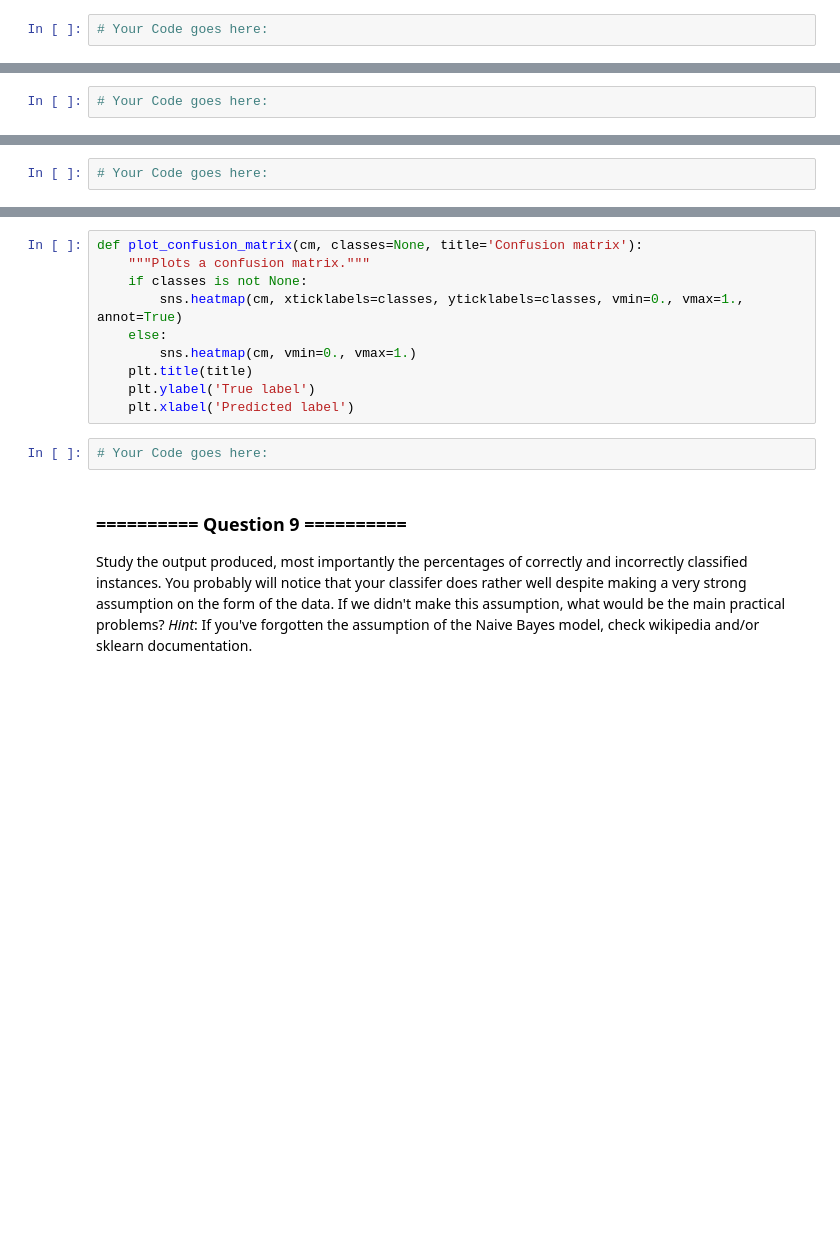
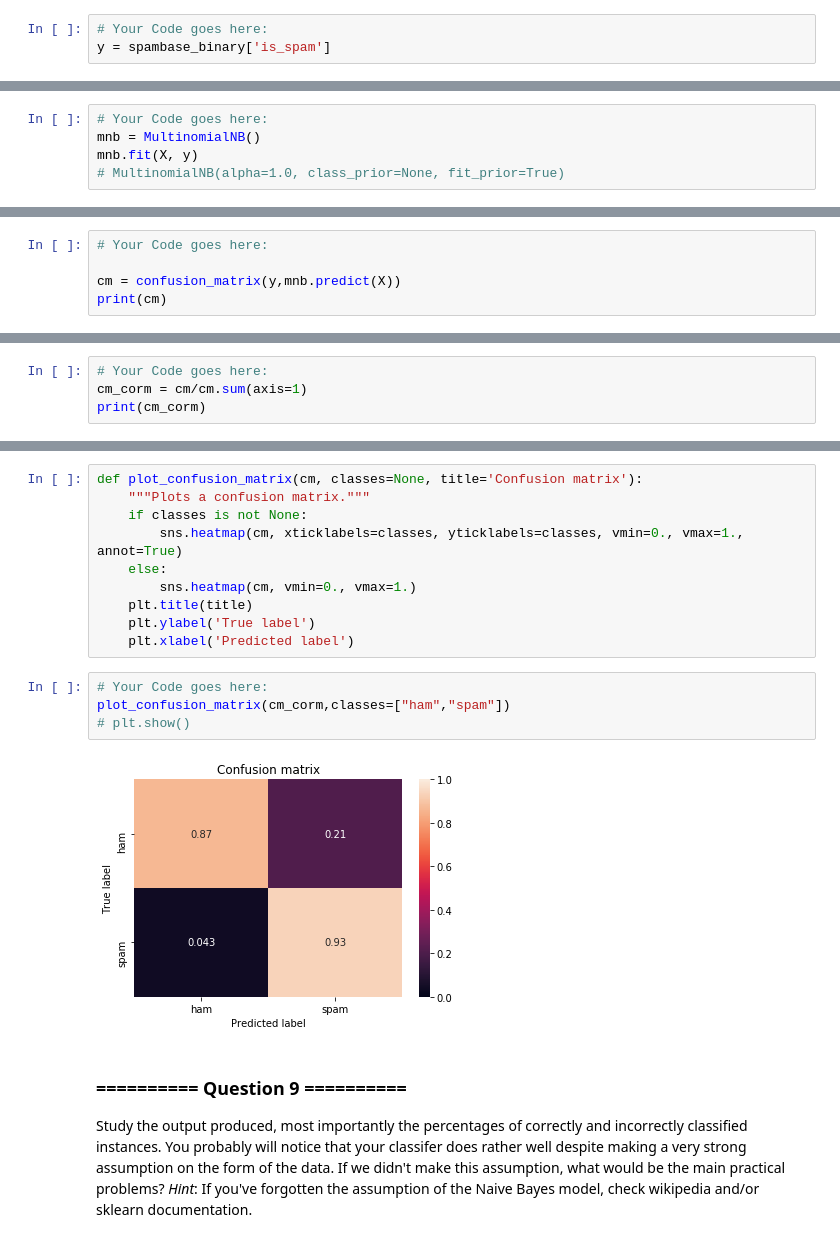
Before and after one commit to LewisLauYang/IAML2018, a Jupyter notebook: Labs/01 - Analysis and Visualisation.ipynb, the cells around one changed output, grey strips where cells are left out. Saved outputs shown, nothing was run; the diff lists cells and outputs as text; blank space fills up the shorter version.

```diff
--- a/Labs/01 - Analysis and Visualisation.ipynb
+++ b/Labs/01 - Analysis and Visualisation.ipynb
@@ -263,6 +332,7 @@ As a first step we extract the input features and targets from the DataFrame. To
 **b)** Create a Pandas Series object `y` that contains only the label from `spambase_binary`.
 # %%
 # Your Code goes here:
+y = spambase_binary['is_spam']
 # %% [markdown]
 **c)** Display the dimensionality (i.e. `shape`) of each of the two arrays. *Hint:* The shape of `X` and `y` should be `(4601, 54)` and `(4601,)` respectively.
 # %%
@@ -275,0 +365,5 @@ Now we want to train a Multinomial Naive Bayes classifier. Initialise a `Multino
+# %%
+# Your Code goes here:
+mnb = MultinomialNB()
+mnb.fit(X, y)
+# MultinomialNB(alpha=1.0, class_prior=None, fit_prior=True)
@@ -299,3 +403,6 @@ Scikit-learn also has a [`confusion_matrix`](http://scikit-learn.org/0.19/module
 **d)** Compute the resulting confusion_matrix by using the builtin scikit-learn class and display the result.
 # %%
 # Your Code goes here:
+
+cm = confusion_matrix(y,mnb.predict(X))
+print(cm)
@@ -303,3 +413,5 @@ Scikit-learn also has a [`confusion_matrix`](http://scikit-learn.org/0.19/module
 **e)** Normalise the produced confusion matrix by the true class and display the result. In other words, the matrix should show you what proportion of `Ham` emails were predicted as `Ham`/`Spam` and vice versa.
 # %%
 # Your Code goes here:
+cm_corm = cm/cm.sum(axis=1)
+print(cm_corm)
@@ -317,6 +432,10 @@ def plot_confusion_matrix(cm, classes=None, title='Confusion matrix'):
     plt.xlabel('Predicted label')
 # %%
 # Your Code goes here:
+plot_confusion_matrix(cm_corm,classes=["ham","spam"])
+# plt.show()
+# %% [output]
+[figure, added]
 # %% [markdown]
 ### ========== Question 9 ==========
 
```
Also changed, not shown: parts of 33 cells of this notebook, 2 other files.
